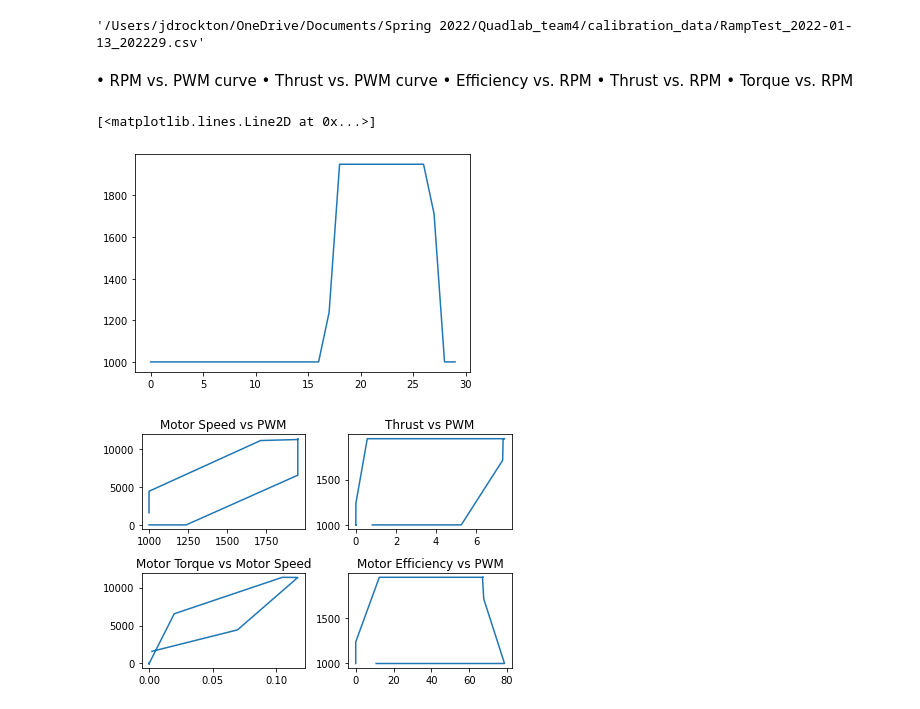
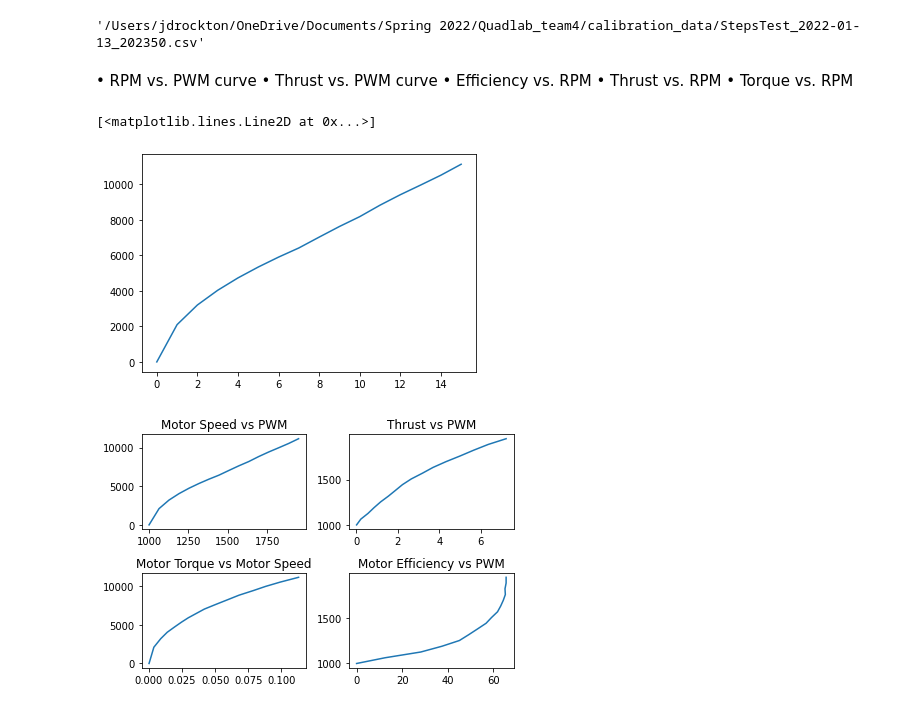
Before and after one commit to twhsu-stanley/Quadrotor_object_following, a Jupyter notebook: ReportNotebooks/MotorCalibration.ipynb, the cells around one changed output. Saved outputs shown, nothing was run; the diff lists cells and outputs as text; code cells hidden in the pictures.

Commit message:
replaced invalid calibration data

```diff
--- a/ReportNotebooks/MotorCalibration.ipynb
+++ b/ReportNotebooks/MotorCalibration.ipynb
@@ -7,11 +7,11 @@ from pathlib import Path
 dir = os.path.realpath('..')
 # `cwd`: current directory is straightforward
 # cwd = Path.cwd()
-fname = os.path.join(dir, 'calibration_data/RampTest_2022-01-13_202229.csv')
+fname = os.path.join(dir, 'calibration_data/StepsTest_2022-01-13_202350.csv')
 # %%
 fname
 # %% [output]
-'/Users/jdrockton/OneDrive/Documents/Spring 2022/Quadlab_team4/calibration_data/RampTest_2022-01-13_202229.csv'
+'/Users/jdrockton/OneDrive/Documents/Spring 2022/Quadlab_team4/calibration_data/StepsTest_2022-01-13_202350.csv'
 # %%
 df = pd.read_csv(fname)
 # %% [markdown]
@@ -21,10 +21,10 @@ df = pd.read_csv(fname)
 •	Thrust vs. RPM
 •	Torque vs. RPM
 # %%
-plt.plot(df['ESC signal (µs)'])
+plt.plot(df['Motor Optical Speed (RPM)'])
 # %% [output]
 [<matplotlib.lines.Line2D at 0x...>]
-[figure, old version]
+[figure, new version]
 # %%
 plt.subplot(2,2,1)
 plt.plot(df['ESC signal (µs)'],df['Motor Optical Speed (RPM)'])
@@ -42,4 +42,4 @@ plt.title('Motor Efficiency vs PWM')
 
 plt.tight_layout()
 # %% [output]
-[figure, old version]
+[figure, new version]
```
Also changed, not shown: parts of 3 cells of this notebook, 2 other files.
